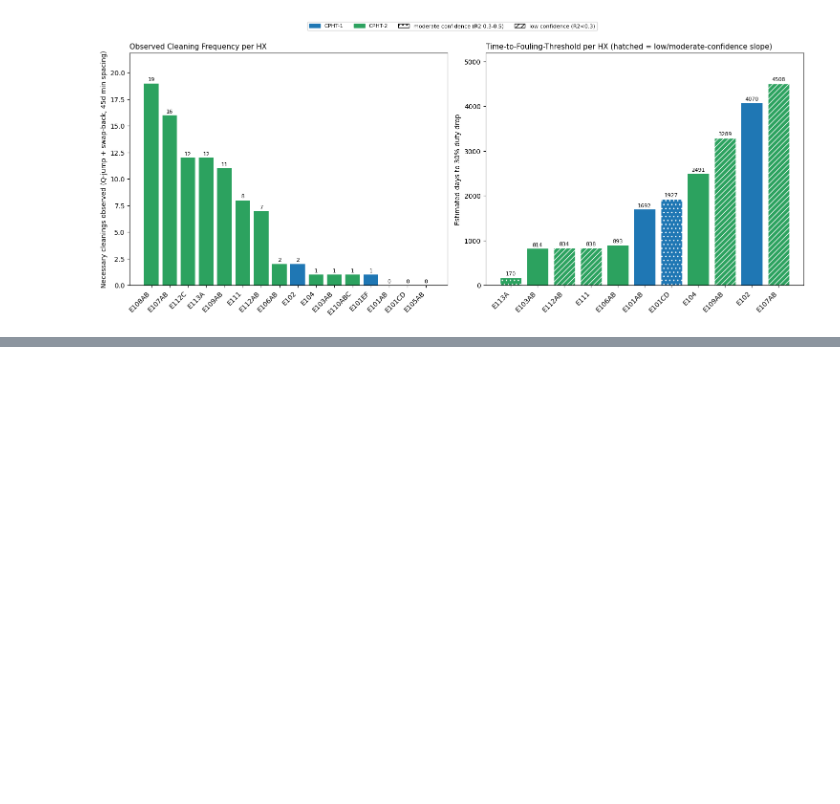
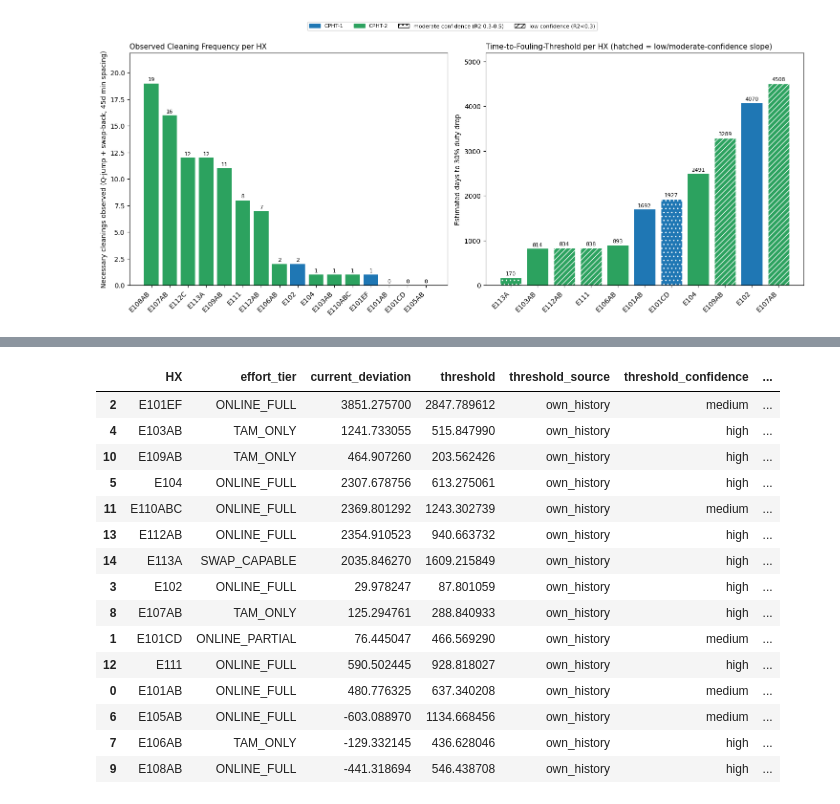
Before and after one commit to Yalika200946/Process-Intern, a Jupyter notebook: notebooks/production/04_fouling_cit_impact_forecast.ipynb, the cells around one changed output, grey strips where cells are left out. Drawn from its saved outputs; the diff is of its cells as text; code cells hidden in the pictures; blank space fills up the shorter version.

```diff
--- a/notebooks/production/09_cit_furnace_impact.ipynb
+++ b/notebooks/production/04_fouling_cit_impact_forecast.ipynb
@@ -617,0 +1420,51 @@ plt.show()
+# %%
+HORIZON_DAYS = 365
+
+result = state_df.merge(threshold_df, on='HX', how='left')
+result['effort_tier'] = result['HX'].map(effort_tier)
+
+def project_days(row):
+    if pd.isna(row['rate_kW_per_day']) or row['rate_kW_per_day'] <= 0:
+        return np.nan
+    remaining = row['threshold'] - row['current_deviation']
+    if remaining <= 0:
+        return 0.0  # already at/above its own historical trigger level
+    return remaining / row['rate_kW_per_day']
+
+result['days_to_threshold_raw'] = result.apply(project_days, axis=1)
+result['days_to_threshold'] = result['days_to_threshold_raw'].clip(upper=HORIZON_DAYS)
+result['beyond_horizon'] = result['days_to_threshold_raw'].isna() | (result['days_to_threshold_raw'] > HORIZON_DAYS)
+result['projected_need_by_date'] = result.apply(
+    lambda r: AS_OF_DATE + pd.Timedelta(days=r['days_to_threshold']) if not r['beyond_horizon'] else pd.NaT,
+    axis=1
+)
+
+# TAM constraint: flag TAM_ONLY HX whose projected need-by date falls before the next TAM
+result['at_risk_before_tam'] = (
+    (result['effort_tier'] == 'TAM_ONLY') &
+    (~result['beyond_horizon']) &
+    (result['projected_need_by_date'] < NEXT_TAM_DATE)
+)
+
+cols = ['HX', 'effort_tier', 'current_deviation', 'threshold', 'threshold_source',
+        'threshold_confidence', 'rate_kW_per_day', 'rate_source', 'days_to_threshold',
+        'beyond_horizon', 'projected_need_by_date', 'at_risk_before_tam']
+result_sorted = result[cols].sort_values('days_to_threshold', na_position='last')
+result_sorted
+# %% [output]
+|  | HX | effort_tier | current_deviation | threshold | threshold_source | threshold_confidence | ... |
+| 2 | E101EF | ONLINE_FULL | 3851.275700 | 2847.789612 | own_history | medium | ... |
+| 4 | E103AB | TAM_ONLY | 1241.733055 | 515.847990 | own_history | high | ... |
+| 10 | E109AB | TAM_ONLY | 464.907260 | 203.562426 | own_history | high | ... |
+| 5 | E104 | ONLINE_FULL | 2307.678756 | 613.275061 | own_history | high | ... |
+| 11 | E110ABC | ONLINE_FULL | 2369.801292 | 1243.302739 | own_history | medium | ... |
+| 13 | E112AB | ONLINE_FULL | 2354.910523 | 940.663732 | own_history | high | ... |
+| 14 | E113A | SWAP_CAPABLE | 2035.846270 | 1609.215849 | own_history | high | ... |
+| 3 | E102 | ONLINE_FULL | 29.978247 | 87.801059 | own_history | high | ... |
+| 8 | E107AB | TAM_ONLY | 125.294761 | 288.840933 | own_history | high | ... |
+| 1 | E101CD | ONLINE_PARTIAL | 76.445047 | 466.569290 | own_history | medium | ... |
+| 12 | E111 | ONLINE_FULL | 590.502445 | 928.818027 | own_history | high | ... |
+| 0 | E101AB | ONLINE_FULL | 480.776325 | 637.340208 | own_history | medium | ... |
+| 6 | E105AB | ONLINE_FULL | -603.088970 | 1134.668456 | own_history | medium | ... |
+| 7 | E106AB | TAM_ONLY | -129.332145 | 436.628046 | own_history | high | ... |
+| 9 | E108AB | ONLINE_FULL | -441.318694 | 546.438708 | own_history | high | ... |
```
Also changed, not shown: parts of 37 cells of this notebook, 10 other files.
